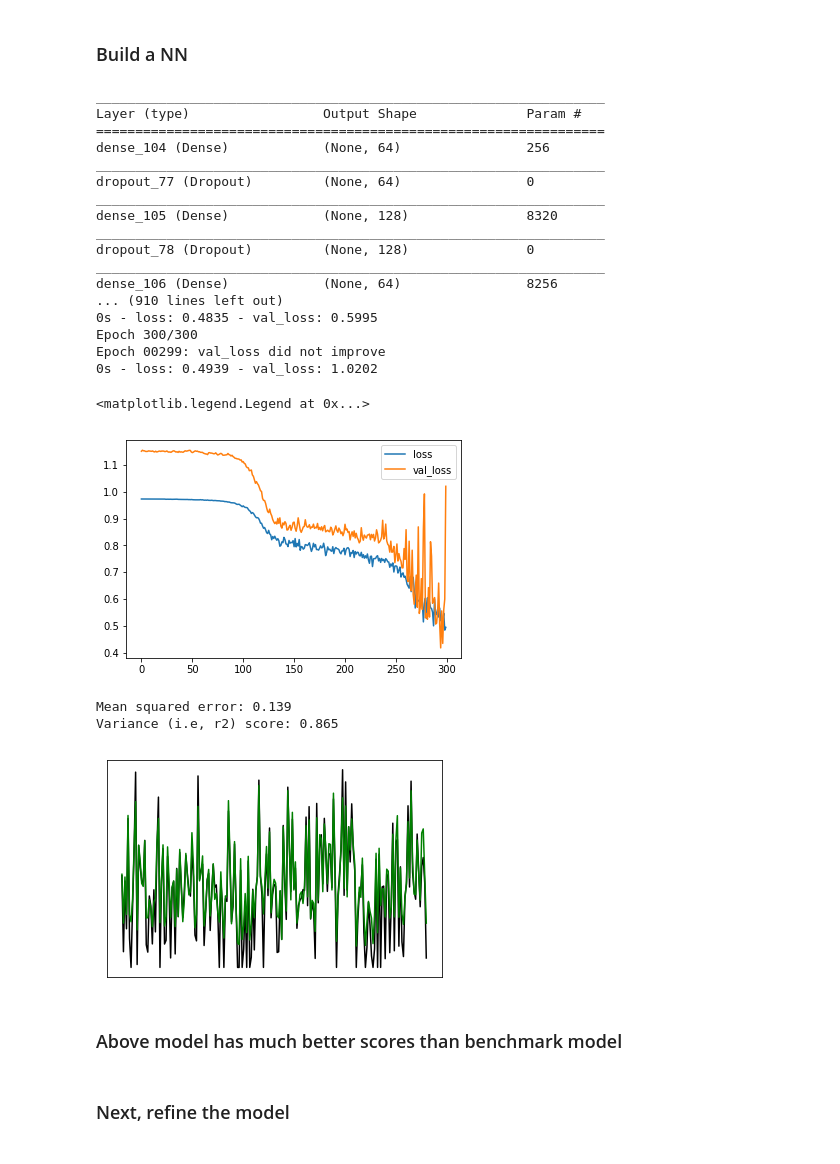
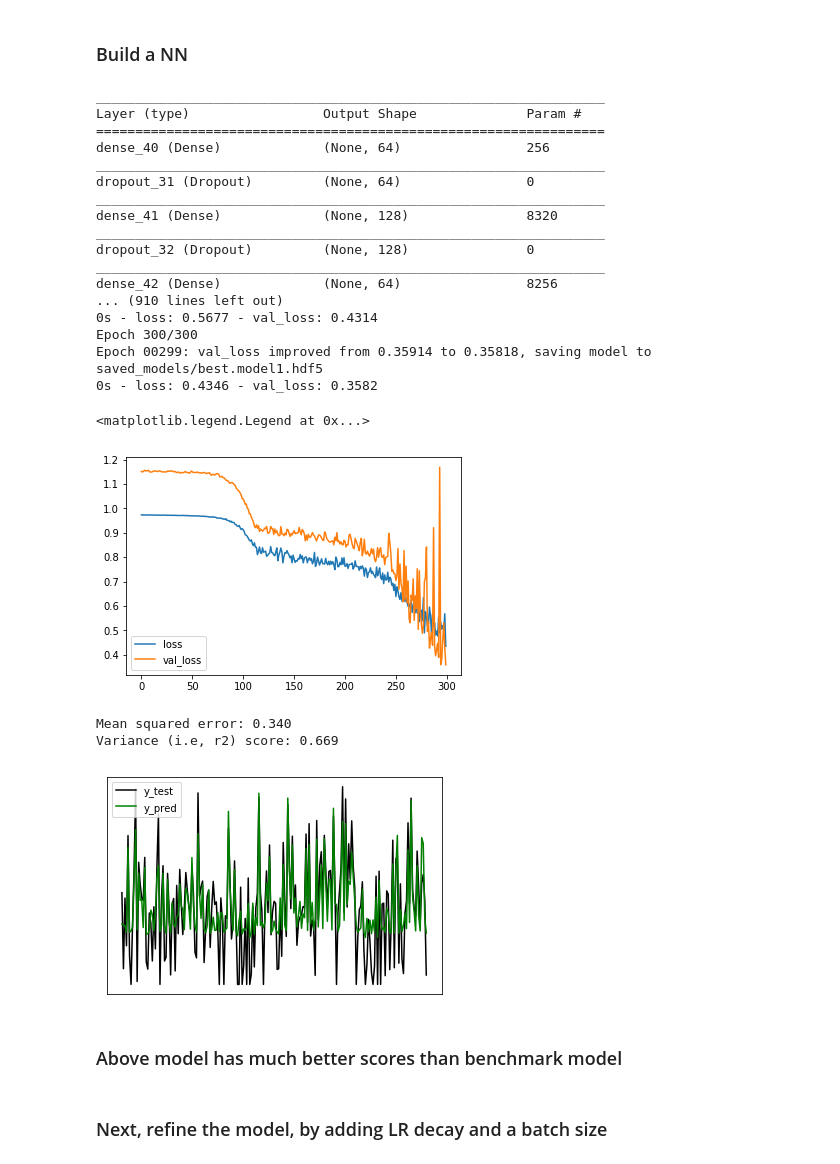
Before and after one commit to vharavu/mlnd-capstone, a Jupyter notebook: battSoC.ipynb, the cells around one changed output. Drawn from its saved outputs; the diff is of its cells as text; code cells hidden in the pictures.

```diff
--- a/battSoC.ipynb
+++ b/battSoC.ipynb
@@ -286,0 +270,17 @@ print('Variance (i.e, r2) score: %.3f' % r2_score(y_test, y_pred))
+# %%
+from sklearn import linear_model
+from sklearn.metrics import mean_squared_error, r2_score
+print(X_train)
+print(X_train[:,0].shape)
+vbat_X_train = X_train[:, np.newaxis, 0]
+print(vbat_X_train.shape)
+vbat_X_test = X_test[:, np.newaxis, 0]
+print(vbat_X_test.shape)
+#print(vbat_X_train)
+
+regr = linear_model.LinearRegression()
+regr.fit(vbat_X_train, y_train)
+y_pred = regr.predict(vbat_X_test)
+
+print("Mean squared error: %.3f" % mean_squared_error(y_test, y_pred))
+print('Variance (i.e, r2) score: %.3f' % r2_score(y_test, y_pred))
@@ -315,7 +328,7 @@ model1.compile(loss='mean_squared_error', optimizer='sgd')
 checkpointer = ModelCheckpoint(filepath='saved_models/best.model1.hdf5',
                                verbose=1, save_best_only=True)
 
-train_log = model1.fit(X_train, y_train, epochs=300,
+train_log_m1 = model1.fit(X_train, y_train, epochs=300,
                       validation_split=0.1, verbose=2, callbacks=[checkpointer])
 
 model1.load_weights('saved_models/best.model1.hdf5')
@@ -323,50 +336,50 @@ model1.load_weights('saved_models/best.model1.hdf5')
 _________________________________________________________________
 Layer (type)                 Output Shape              Param #
 =================================================================
-dense_104 (Dense)            (None, 64)                256
+dense_40 (Dense)             (None, 64)                256
 _________________________________________________________________
-dropout_77 (Dropout)         (None, 64)                0
+dropout_31 (Dropout)         (None, 64)                0
 _________________________________________________________________
-dense_105 (Dense)            (None, 128)               8320
+dense_41 (Dense)             (None, 128)               8320
 _________________________________________________________________
-dropout_78 (Dropout)         (None, 128)               0
+dropout_32 (Dropout)         (None, 128)               0
 _________________________________________________________________
-dense_106 (Dense)            (None, 64)                8256
+dense_42 (Dense)             (None, 64)                8256
 ... (910 lines left out)
-0s - loss: 0.4835 - val_loss: 0.5995
+0s - loss: 0.5677 - val_loss: 0.4314
 Epoch 300/300
-Epoch 00299: val_loss did not improve
-0s - loss: 0.4939 - val_loss: 1.0202
+Epoch 00299: val_loss improved from 0.35914 to 0.35818, saving model to saved_models/best.model1.hdf5
+0s - loss: 0.4346 - val_loss: 0.3582
 # %%
-plt.plot(train_log.history["loss"], label="loss")
-plt.plot(train_log.history["val_loss"], label="val_loss")
+plt.plot(train_log_m1.history["loss"], label="loss")
+plt.plot(train_log_m1.history["val_loss"], label="val_loss")
 plt.legend()
 # %% [output]
 <matplotlib.legend.Legend at 0x...>
-[figure, old version]
+[figure, new version]
 # %%
-y_pred = model.predict(X_test)
+y_pred = model1.predict(X_test)
 print("Mean squared error: %.3f" % mean_squared_error(y_test, y_pred))
 # Explained variance score: 1 is perfect prediction
 print('Variance (i.e, r2) score: %.3f' % r2_score(y_test, y_pred))
 # %% [output]
-Mean squared error: 0.139
-Variance (i.e, r2) score: 0.865
+Mean squared error: 0.340
+Variance (i.e, r2) score: 0.669
 # %%
 #plt.scatter(vbat_X_test, y_test,  color='black')
 #plt.scatter(vbat_X_test, y_pred,  color='blue')
-plt.plot(y_test, color="black")
-plt.plot(y_pred, color="green")
+plt.plot(y_test, color="black", label="y_test")
+plt.plot(y_pred, color="green", label="y_pred")
 plt.xticks(())
 plt.yticks(())
-
+plt.legend()
 plt.show()
 # %% [output]
-[figure, old version]
+[figure, new version]
 # %% [markdown]
 ### Above model has much better scores than benchmark model
 # %% [markdown]
-### Next, refine the model
+### Next, refine the model, by adding LR decay and a batch size
 # %%
 from keras.optimizers import SGD
 sgd = SGD(lr=0.01, decay=1e-6)
```
Also changed, not shown: parts of 12 cells of this notebook, 2 other files.
